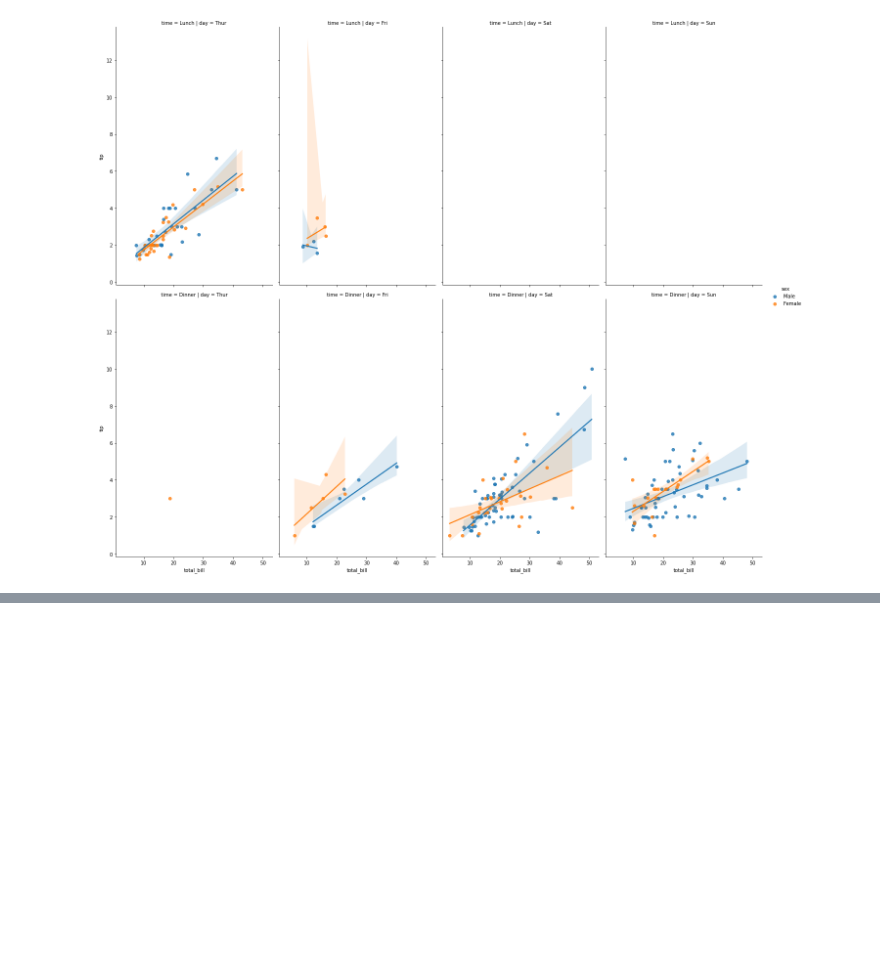
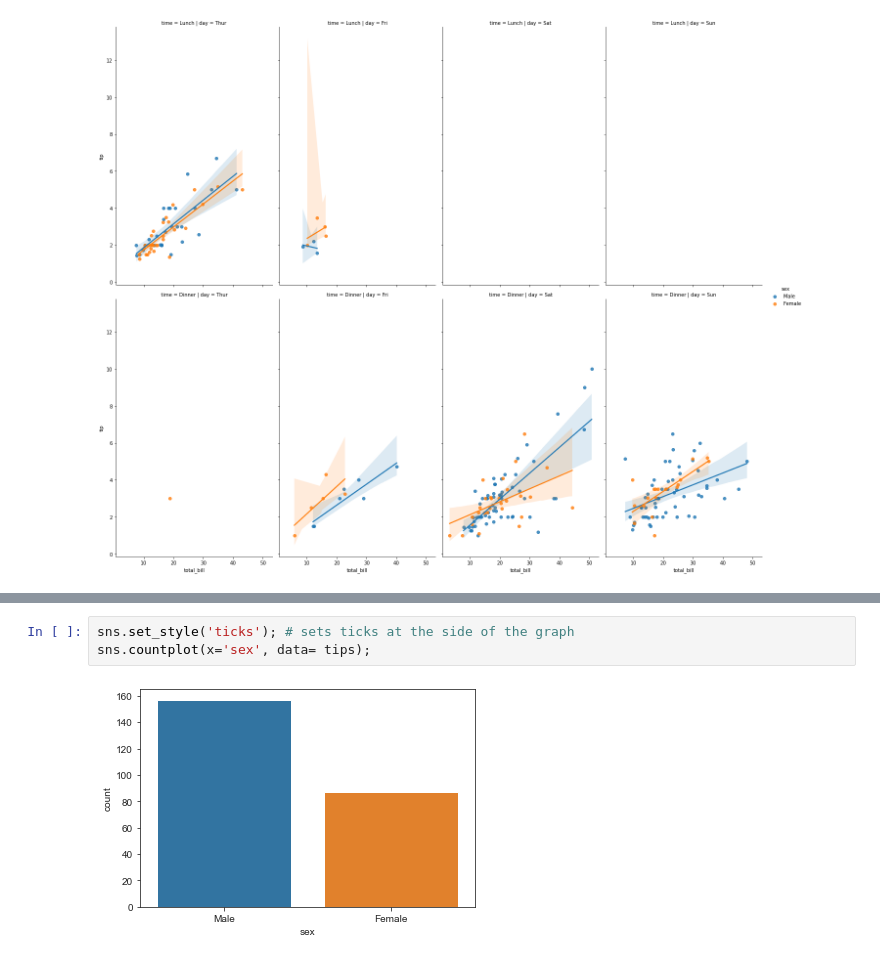
Before and after one commit to shahbazmansahia/DataAnalysisWithPython, a Jupyter notebook: Refactored_Py_DS_ML_Bootcamp-master/06-Data-Visualization-with-Seaborn/Seaborn notebook.ipynb, the cells around one changed output, grey strips where cells are left out. Drawn from its saved outputs; the diff is of its cells as text; blank space fills up the shorter version.

```diff
--- a/Refactored_Py_DS_ML_Bootcamp-master/06-Data-Visualization-with-Seaborn/Seaborn notebook.ipynb
+++ b/Refactored_Py_DS_ML_Bootcamp-master/06-Data-Visualization-with-Seaborn/Seaborn notebook.ipynb
@@ -548,0 +567,5 @@ sns.lmplot(x = 'total_bill', y= 'tip', data= tips, col='day', row = 'time', hue
+# %%
+sns.set_style('ticks'); # sets ticks at the side of the graph
+sns.countplot(x='sex', data= tips);
+# %% [output]
+[figure, added]
```
Also changed, not shown: parts of 19 cells of this notebook.
